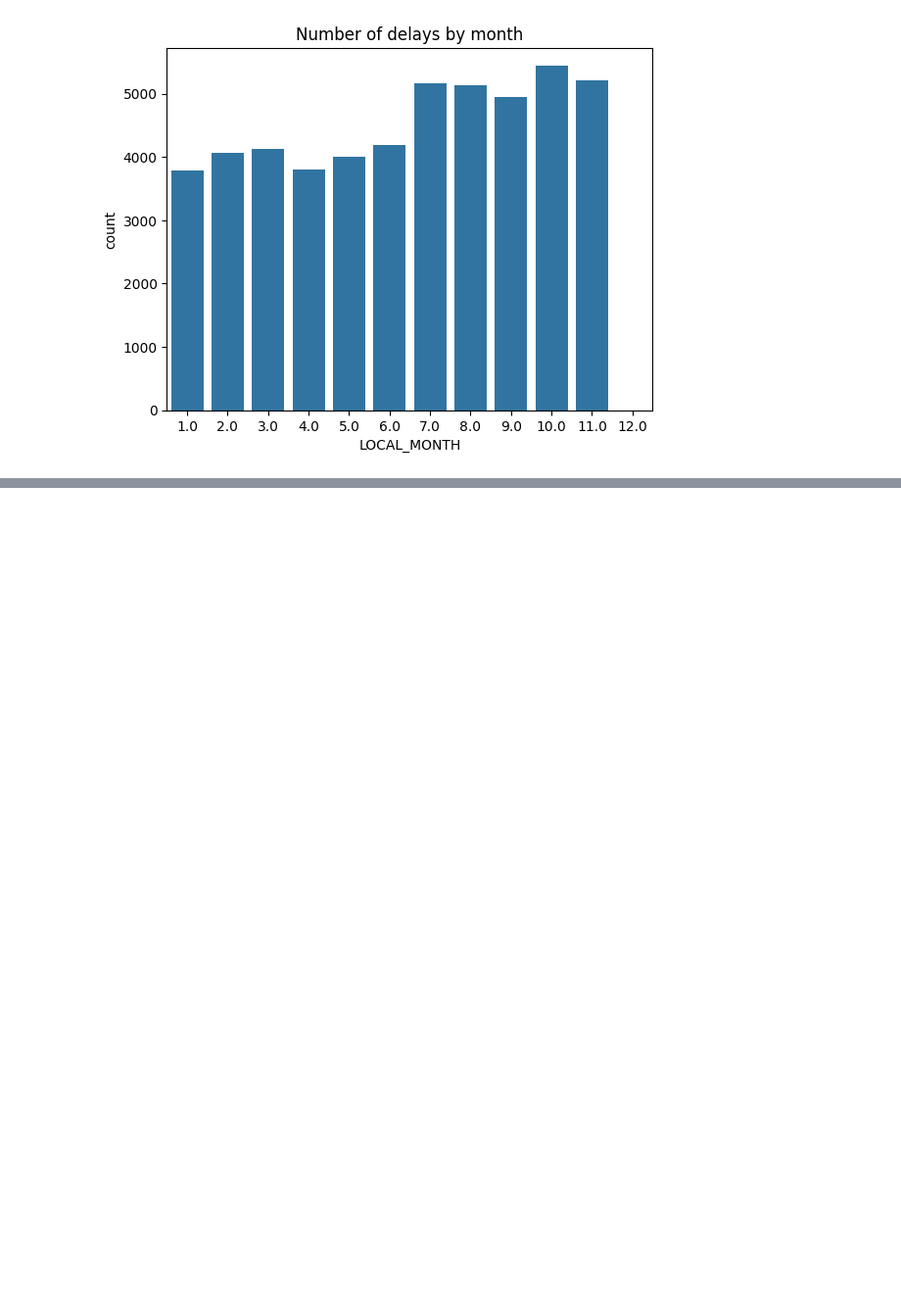
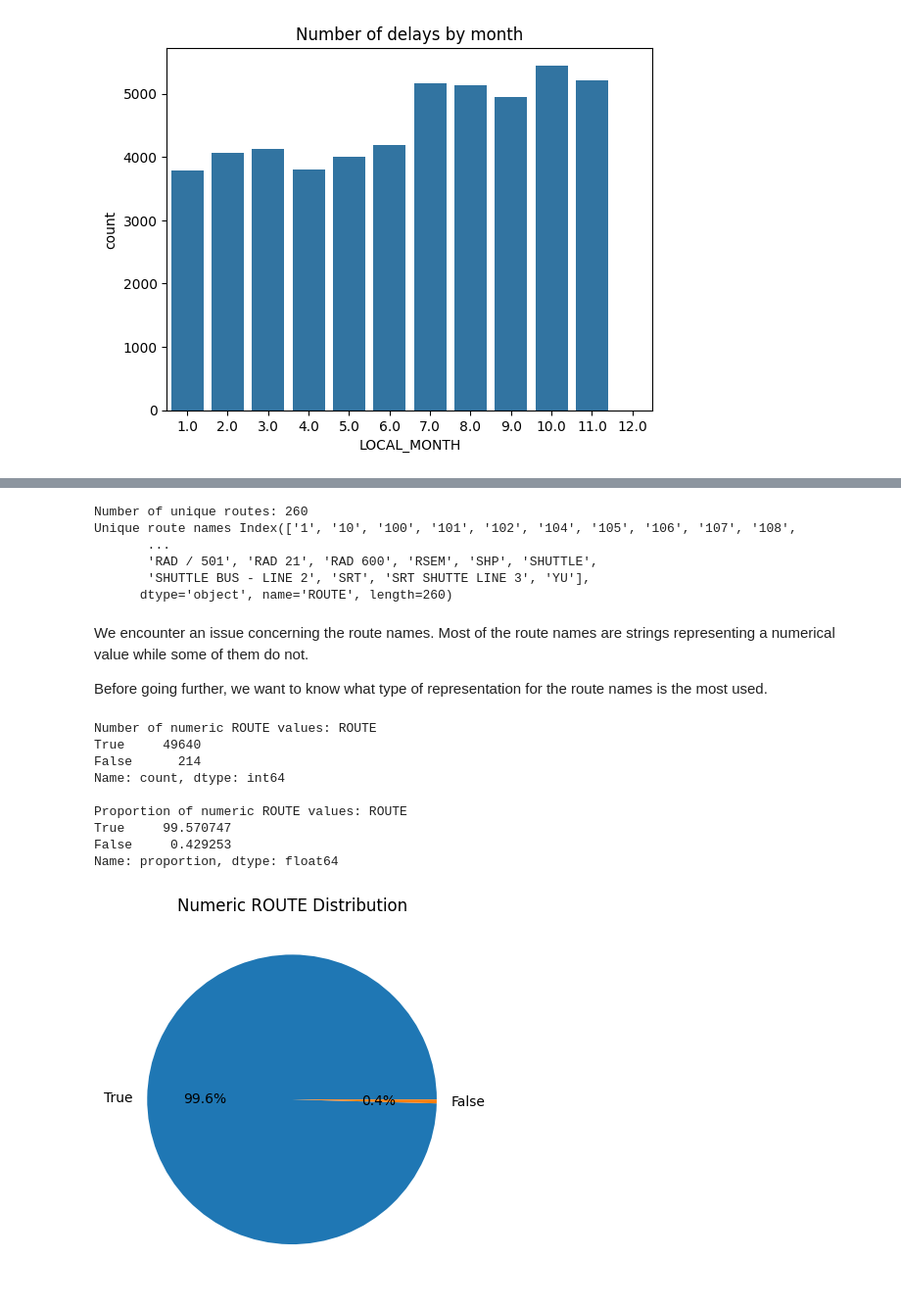
Before and after one commit to StutenEXE/utc-tz-machine-learning-toronto-bus-prediction, a Jupyter notebook: notebooks/2_eda.ipynb, the cells around one changed output, grey strips where cells are left out. Shown at 98% size. Saved outputs shown, nothing was run; the diff lists cells and outputs as text; code cells hidden in the pictures; blank space fills up the shorter version.

```diff
--- a/notebooks/2_eda.ipynb
+++ b/notebooks/2_eda.ipynb
@@ -451,0 +504,40 @@ plt.show()
+# %%
+print("Number of unique routes:", eda_df['ROUTE'].nunique())
+
+print("Unique route names", (eda_df['ROUTE'].value_counts().index.sort_values()))
+# %% [output]
+Number of unique routes: 260
+Unique route names Index(['1', '10', '100', '101', '102', '104', '105', '106', '107', '108',
+       ...
+       'RAD / 501', 'RAD 21', 'RAD 600', 'RSEM', 'SHP', 'SHUTTLE',
+       'SHUTTLE BUS - LINE 2', 'SRT', 'SRT SHUTTE LINE 3', 'YU'],
+      dtype='object', name='ROUTE', length=260)
+# %% [markdown]
+We encounter an issue concerning the route names. Most of the route names are strings representing a numerical value while some of them do not.
+
+Before going further, we want to know what type of representation for the route names is the most used.
+# %%
+striclty_numerical_route_filter = eda_df['ROUTE'].astype(str).str.isdigit()
+
+print("Number of numeric ROUTE values:" , striclty_numerical_route_filter.value_counts())
+print("\nProportion of numeric ROUTE values:" , striclty_numerical_route_filter.value_counts(normalize=True) * 100)
+
+plt.pie(
+    striclty_numerical_route_filter.value_counts(),
+    labels=striclty_numerical_route_filter.value_counts().index,
+    autopct="%.1f%%",     # show percentages
+)
+
+plt.title("Numeric ROUTE Distribution")
+plt.show()
+# %% [output]
+Number of numeric ROUTE values: ROUTE
+True     49640
+False      214
+Name: count, dtype: int64
+
+Proportion of numeric ROUTE values: ROUTE
+True     99.570747
+False     0.429253
+Name: proportion, dtype: float64
+[figure, added]
```
Also changed, not shown: parts of 74 cells of this notebook, 1 other file.
